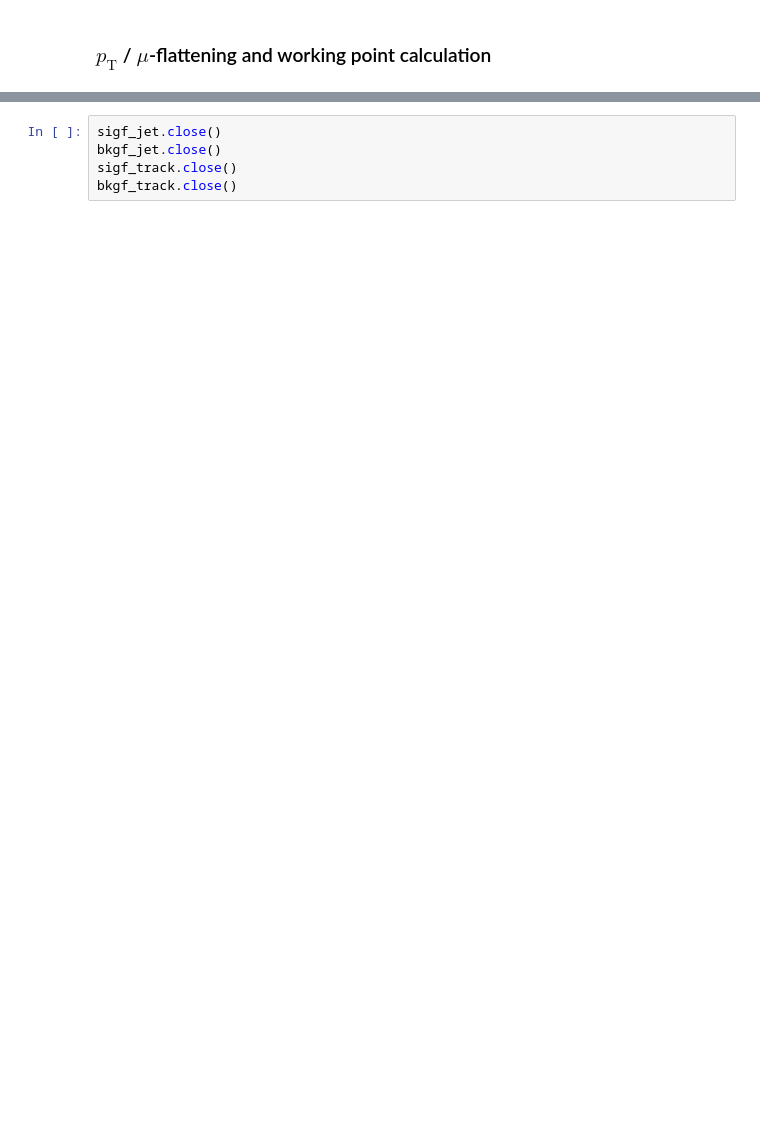
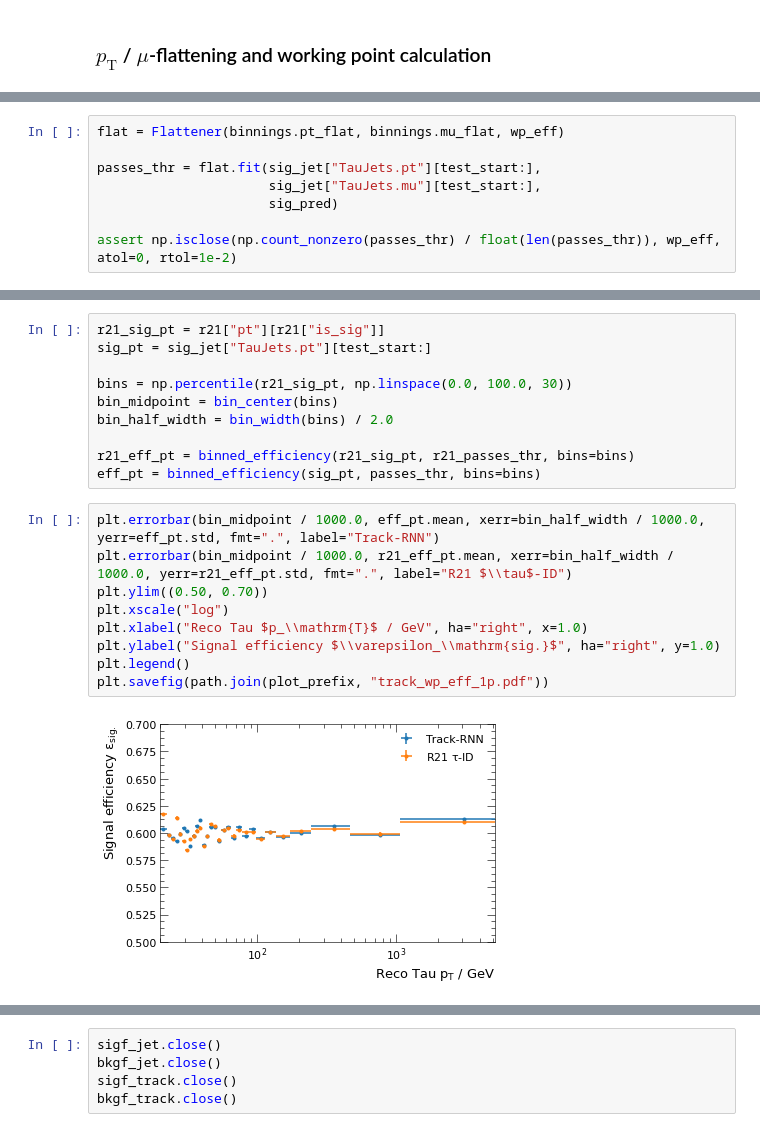
Before and after one commit to chrisieh/rnn-tauid, a Jupyter notebook: notebooks/track_model_eval_1p.ipynb, the cells around one changed output, grey strips where cells are left out. Drawn from its saved outputs; the diff is of its cells as text; blank space fills up the shorter version.

```diff
--- a/notebooks/track_model_eval_1p.ipynb
+++ b/notebooks/track_model_eval_1p.ipynb
@@ -728,0 +253,8 @@ plt.savefig(path.join(plot_prefix, "track_r21_rejection_nVtx_1p.pdf"))
+# %%
+flat = Flattener(binnings.pt_flat, binnings.mu_flat, wp_eff)
+
+passes_thr = flat.fit(sig_jet["TauJets.pt"][test_start:],
+                      sig_jet["TauJets.mu"][test_start:],
+                      sig_pred)
+
+assert np.isclose(np.count_nonzero(passes_thr) / float(len(passes_thr)), wp_eff, atol=0, rtol=1e-2)
@@ -728,0 +272,21 @@ plt.savefig(path.join(plot_prefix, "track_r21_rejection_nVtx_1p.pdf"))
+# %%
+r21_sig_pt = r21["pt"][r21["is_sig"]]
+sig_pt = sig_jet["TauJets.pt"][test_start:]
+
+bins = np.percentile(r21_sig_pt, np.linspace(0.0, 100.0, 30))
+bin_midpoint = bin_center(bins)
+bin_half_width = bin_width(bins) / 2.0
+
+r21_eff_pt = binned_efficiency(r21_sig_pt, r21_passes_thr, bins=bins)
+eff_pt = binned_efficiency(sig_pt, passes_thr, bins=bins)
+# %%
+plt.errorbar(bin_midpoint / 1000.0, eff_pt.mean, xerr=bin_half_width / 1000.0, yerr=eff_pt.std, fmt=".", label="Track-RNN")
+plt.errorbar(bin_midpoint / 1000.0, r21_eff_pt.mean, xerr=bin_half_width / 1000.0, yerr=r21_eff_pt.std, fmt=".", label="R21 $\\tau$-ID")
+plt.ylim((0.50, 0.70))
+plt.xscale("log")
+plt.xlabel("Reco Tau $p_\\mathrm{T}$ / GeV", ha="right", x=1.0)
+plt.ylabel("Signal efficiency $\\varepsilon_\\mathrm{sig.}$", ha="right", y=1.0)
+plt.legend()
+plt.savefig(path.join(plot_prefix, "track_wp_eff_1p.pdf"))
+# %% [output]
+[figure, added]
```
Also changed, not shown: parts of 78 cells of this notebook, 11 other files.
